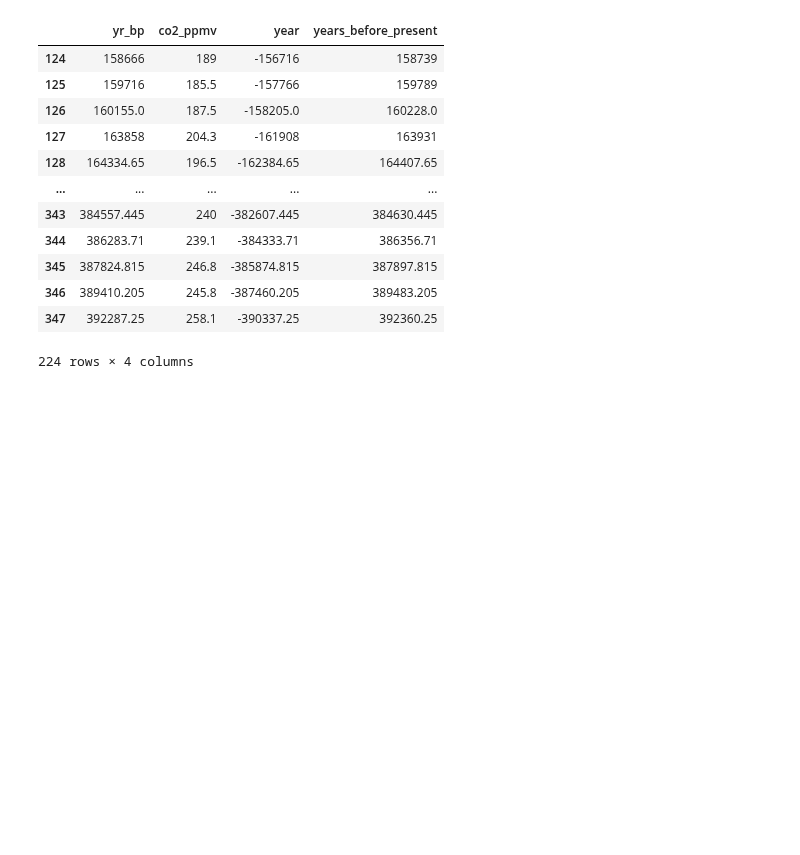
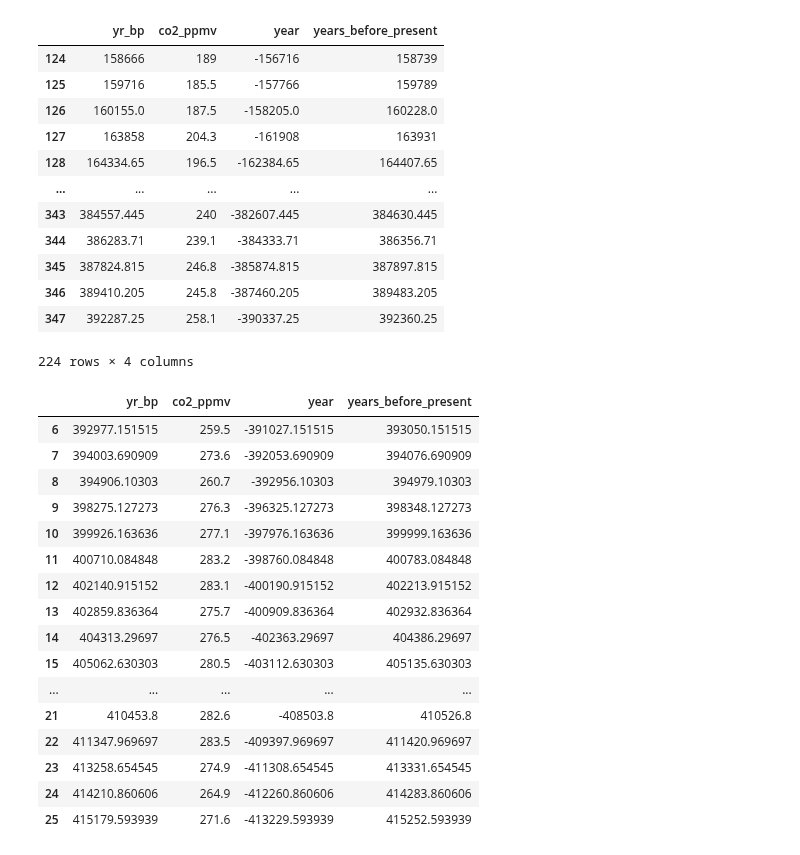
Before and after one commit to humphs078/Owner-avatar-programming_for_data_analysis_assignment_2, a Jupyter notebook: rough_work/ml_test_.ipynb, the cells around one changed output. Cells and saved outputs as stored; diff of their text form; code cells hidden in the pictures; blank space fills up the shorter version.

```diff
--- a/rough_work/ml_test_.ipynb
+++ b/rough_work/ml_test_.ipynb
@@ -215,4 +215,26 @@ year(petit)
 | 347 | 392287.25 | 258.1 | -390337.25 | 392360.25 |
 224 rows × 4 columns
 # %%
-siegenthaler = master_data.iloc[7:348, 20:22]
+siegenthaler = master_data.iloc[6:26, 20:22]
+# %%
+siegenthaler.rename(columns=({'Unnamed: 20':'yr_bp', 'Unnamed: 21':'co2_ppmv'}), inplace=True)
+# %%
+year(siegenthaler)
+# %% [output]
+|  | yr_bp | co2_ppmv | year | years_before_present |
+| 6 | 392977.151515 | 259.5 | -391027.151515 | 393050.151515 |
+| 7 | 394003.690909 | 273.6 | -392053.690909 | 394076.690909 |
+| 8 | 394906.10303 | 260.7 | -392956.10303 | 394979.10303 |
+| 9 | 398275.127273 | 276.3 | -396325.127273 | 398348.127273 |
+| 10 | 399926.163636 | 277.1 | -397976.163636 | 399999.163636 |
+| 11 | 400710.084848 | 283.2 | -398760.084848 | 400783.084848 |
+| 12 | 402140.915152 | 283.1 | -400190.915152 | 402213.915152 |
+| 13 | 402859.836364 | 275.7 | -400909.836364 | 402932.836364 |
+| 14 | 404313.29697 | 276.5 | -402363.29697 | 404386.29697 |
+| 15 | 405062.630303 | 280.5 | -403112.630303 | 405135.630303 |
+| ... | ... | ... | ... | ... |
+| 21 | 410453.8 | 282.6 | -408503.8 | 410526.8 |
+| 22 | 411347.969697 | 283.5 | -409397.969697 | 411420.969697 |
+| 23 | 413258.654545 | 274.9 | -411308.654545 | 413331.654545 |
+| 24 | 414210.860606 | 264.9 | -412260.860606 | 414283.860606 |
+| 25 | 415179.593939 | 271.6 | -413229.593939 | 415252.593939 |
```
Also changed, not shown: parts of 7 cells of this notebook.
